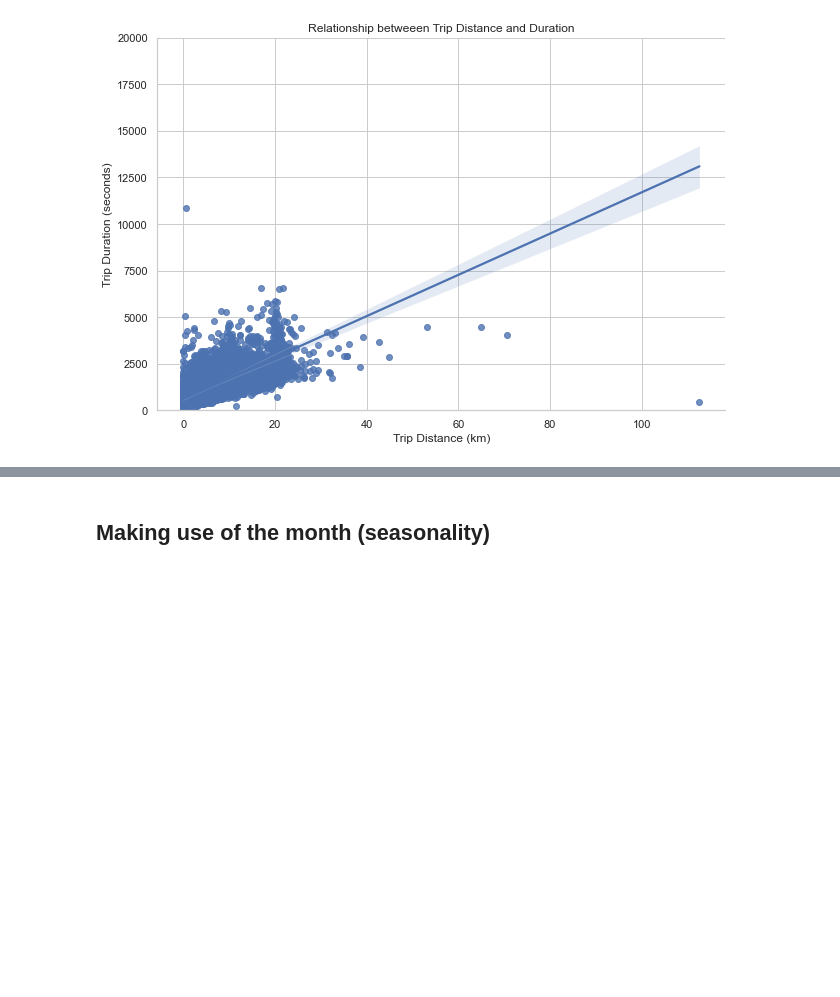
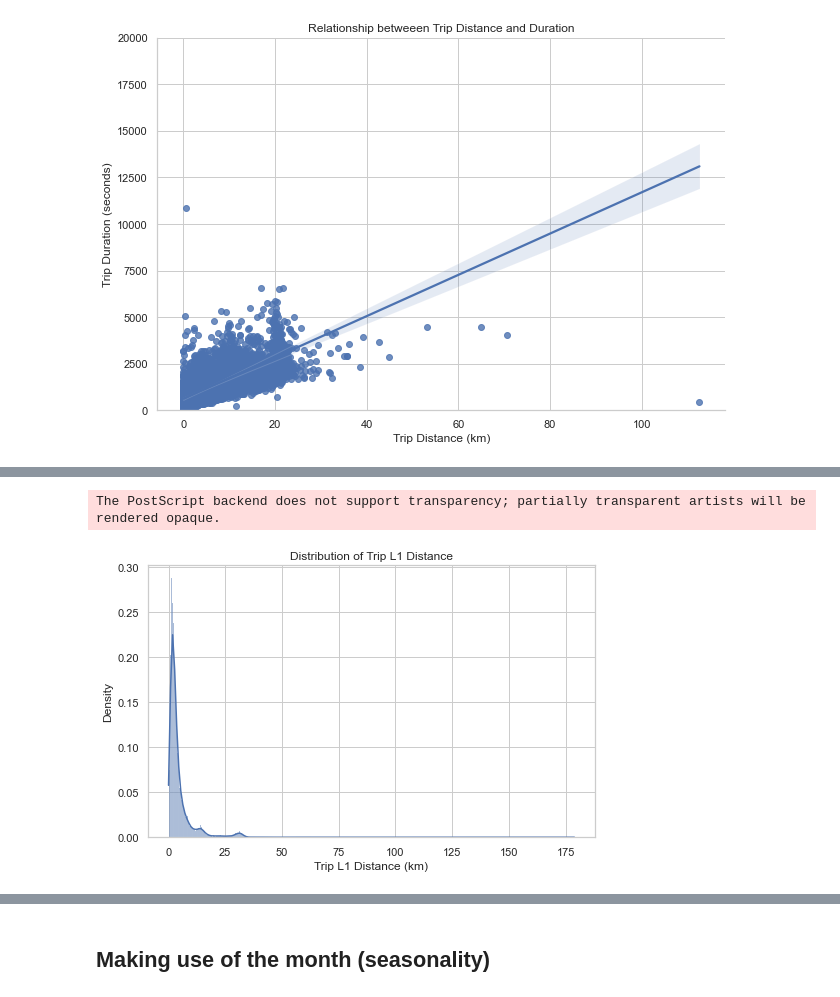
Before and after one commit to Awni00/NYC-Taxi, a Jupyter notebook: EDA.ipynb, the cells around one changed output, grey strips where cells are left out. Saved outputs shown, nothing was run; the diff lists cells and outputs as text; code cells hidden in the pictures; blank space fills up the shorter version.

Commit message:
updated EDA notebook added analysis of L1 (manhattan) distance

```diff
--- a/EDA.ipynb
+++ b/EDA.ipynb
@@ -192,0 +235,15 @@ distdurplot.fig
+# %%
+manhattan_distances = [manhattan_dist(x.pickup_latitude, x.pickup_longitude, x.dropoff_latitude, x.dropoff_longitude)
+                for x in train_data.itertuples()]
+train_data['l1_distance_km'] = manhattan_distances
+# %%
+# distribution of L1 distances
+fig, ax = plt.subplots(figsize=(8,5))
+sns.histplot(data=train_data, x='l1_distance_km', kde=True, stat='density', element='bars', ax=ax);
+ax.set_title('Distribution of Trip L1 Distance');
+ax.set_xlabel('Trip L1 Distance (km)');
+
+fig.savefig('figs/l1_distance_km_dist.eps')
+# %% [output]
+The PostScript backend does not support transparency; partially transparent artists will be rendered opaque.
+[figure, added]
```
Also changed, not shown: parts of 6 cells of this notebook.
